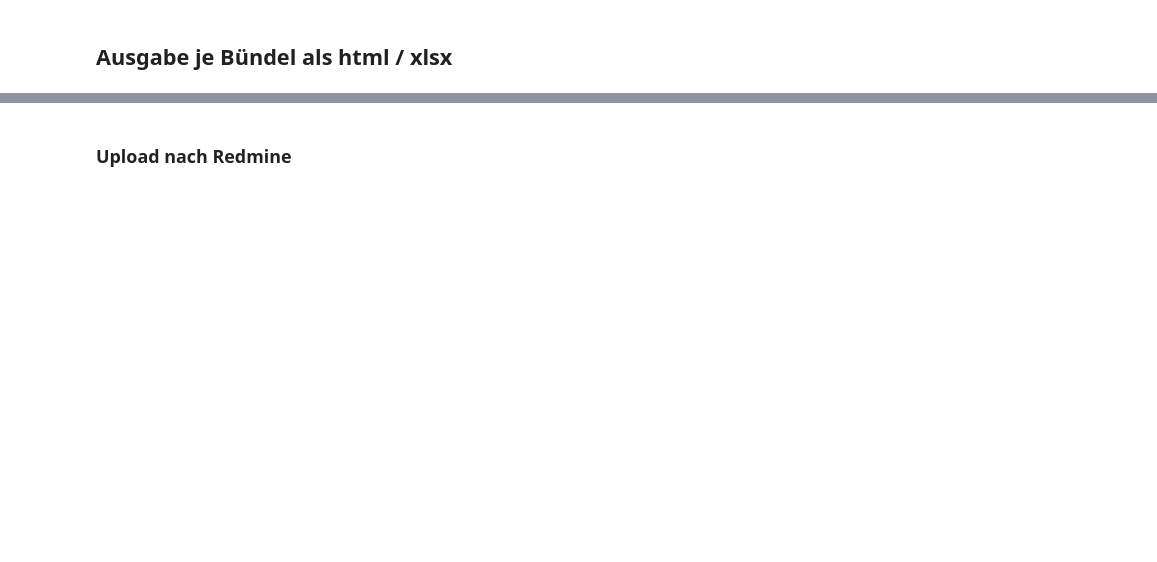
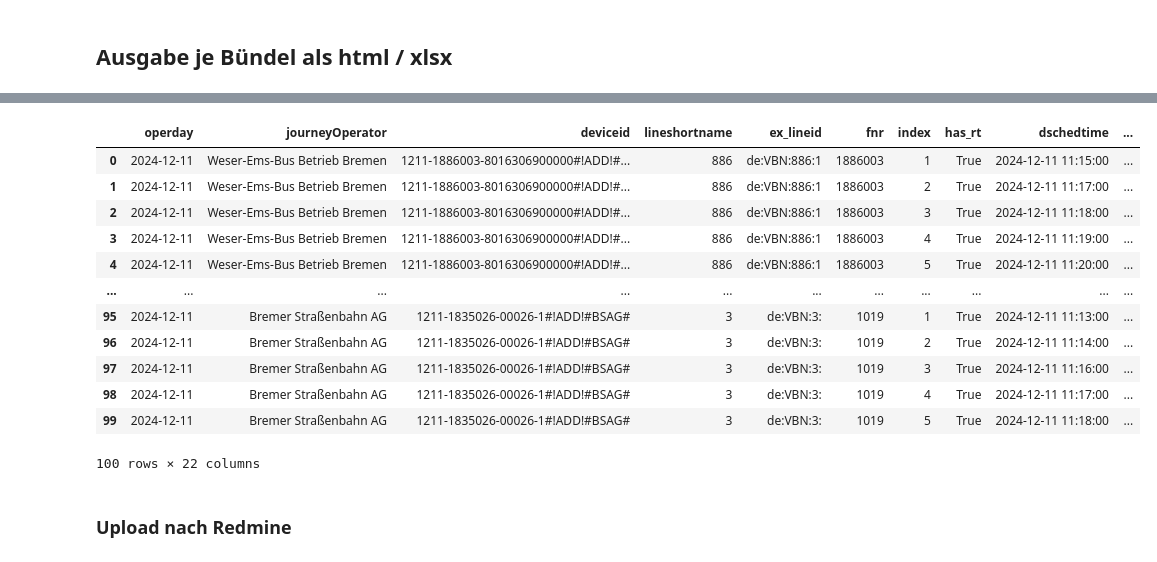
Before and after one commit to zvbn-code/rt2, a Jupyter notebook: rt_auswertung_parquet.ipynb, the cells around one changed output, grey strips where cells are left out. Drawn from its saved outputs; the diff is of its cells as text; code cells hidden in the pictures; blank space fills up the shorter version.

```diff
--- a/rt_auswertung_parquet.ipynb
+++ b/rt_auswertung_parquet.ipynb
@@ -539,3 +806,19 @@ for b in list_buendel:
+# %%
+rt.cursor.sql("select * from verlauf where operday::date > (current_date - interval 35 day) limit 100").df()
+# %% [output]
+|  | operday | journeyOperator | deviceid | lineshortname | ex_lineid | fnr | index | has_rt | dschedtime | ... |
+| 0 | 2024-12-11 | Weser-Ems-Bus Betrieb Bremen | 1211-1886003-8016306900000#!ADD!#... | 886 | de:VBN:886:1 | 1886003 | 1 | True | 2024-12-11 11:15:00 | ... |
+| 1 | 2024-12-11 | Weser-Ems-Bus Betrieb Bremen | 1211-1886003-8016306900000#!ADD!#... | 886 | de:VBN:886:1 | 1886003 | 2 | True | 2024-12-11 11:17:00 | ... |
+| 2 | 2024-12-11 | Weser-Ems-Bus Betrieb Bremen | 1211-1886003-8016306900000#!ADD!#... | 886 | de:VBN:886:1 | 1886003 | 3 | True | 2024-12-11 11:18:00 | ... |
+| 3 | 2024-12-11 | Weser-Ems-Bus Betrieb Bremen | 1211-1886003-8016306900000#!ADD!#... | 886 | de:VBN:886:1 | 1886003 | 4 | True | 2024-12-11 11:19:00 | ... |
+| 4 | 2024-12-11 | Weser-Ems-Bus Betrieb Bremen | 1211-1886003-8016306900000#!ADD!#... | 886 | de:VBN:886:1 | 1886003 | 5 | True | 2024-12-11 11:20:00 | ... |
+| ... | ... | ... | ... | ... | ... | ... | ... | ... | ... | ... |
+| 95 | 2024-12-11 | Bremer Straßenbahn AG | 1211-1835026-00026-1#!ADD!#BSAG# | 3 | de:VBN:3: | 1019 | 1 | True | 2024-12-11 11:13:00 | ... |
+| 96 | 2024-12-11 | Bremer Straßenbahn AG | 1211-1835026-00026-1#!ADD!#BSAG# | 3 | de:VBN:3: | 1019 | 2 | True | 2024-12-11 11:14:00 | ... |
+| 97 | 2024-12-11 | Bremer Straßenbahn AG | 1211-1835026-00026-1#!ADD!#BSAG# | 3 | de:VBN:3: | 1019 | 3 | True | 2024-12-11 11:16:00 | ... |
+| 98 | 2024-12-11 | Bremer Straßenbahn AG | 1211-1835026-00026-1#!ADD!#BSAG# | 3 | de:VBN:3: | 1019 | 4 | True | 2024-12-11 11:17:00 | ... |
+| 99 | 2024-12-11 | Bremer Straßenbahn AG | 1211-1835026-00026-1#!ADD!#BSAG# | 3 | de:VBN:3: | 1019 | 5 | True | 2024-12-11 11:18:00 | ... |
+100 rows × 22 columns
 # %% [markdown]
 ### Upload nach Redmine
 # %%
```
Also changed, not shown: parts of 30 cells of this notebook, 1 other file.
